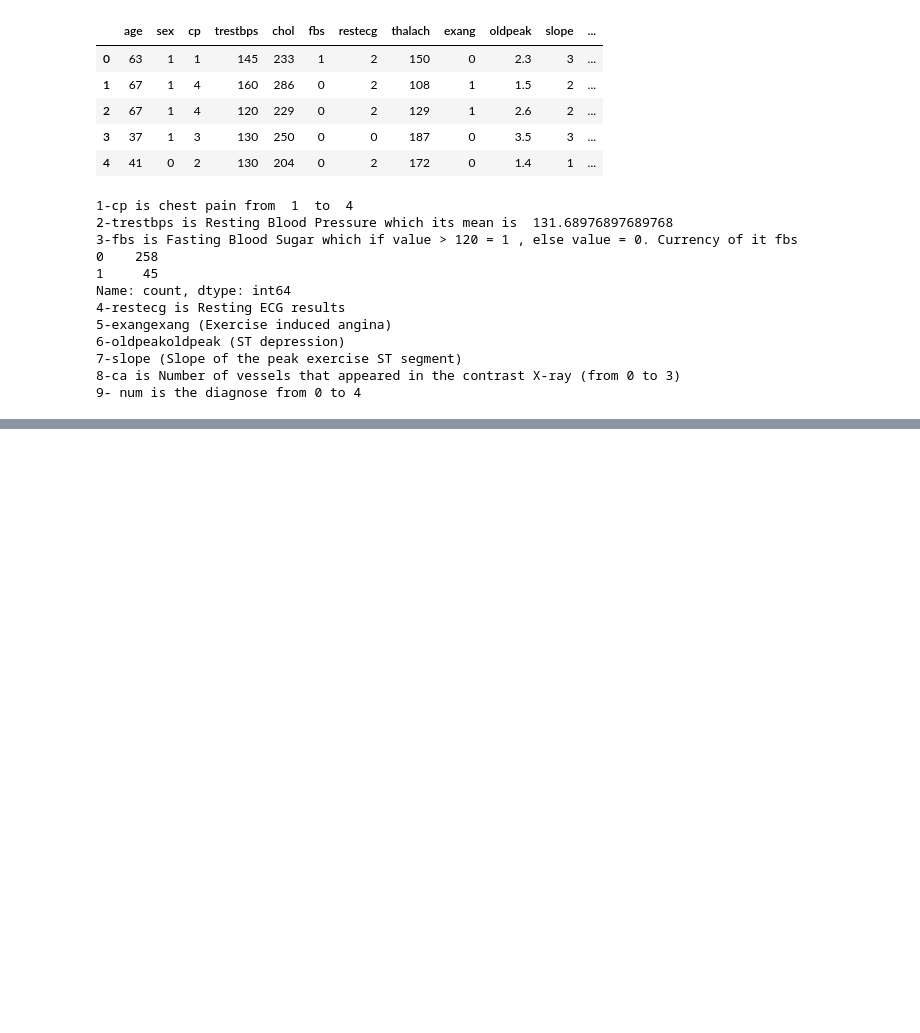
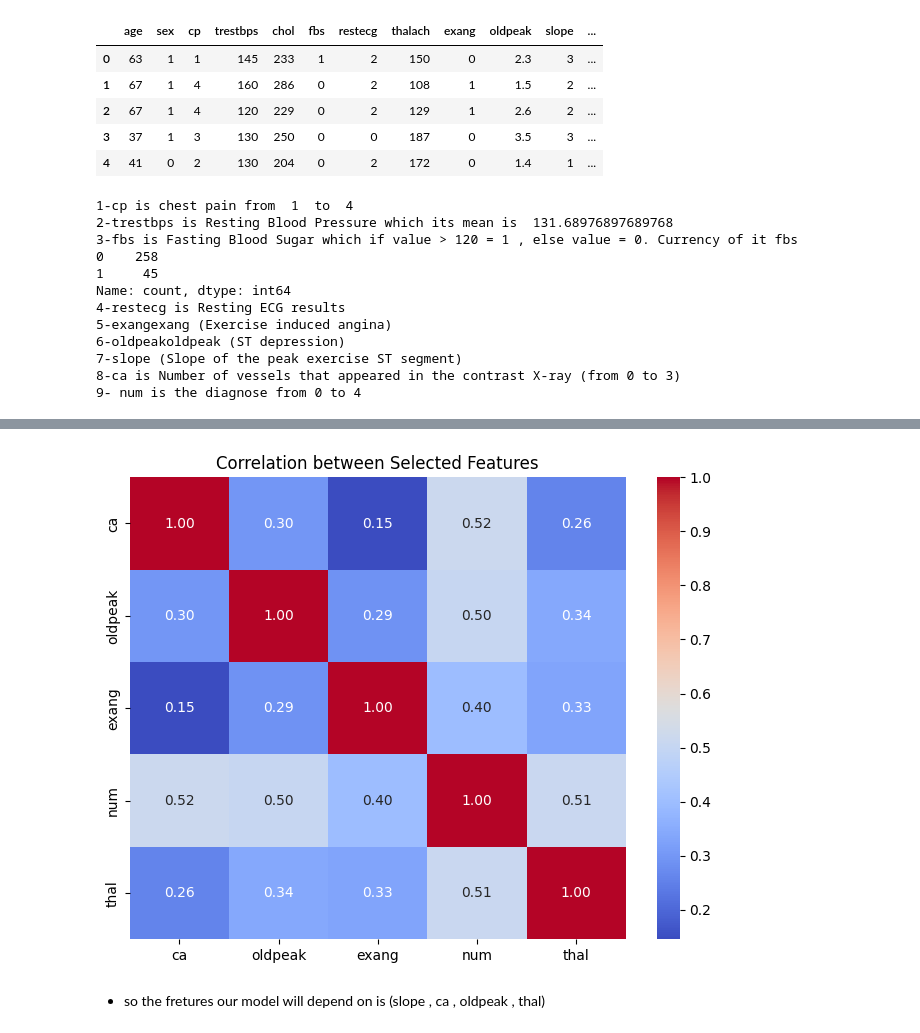
Before and after one commit to meralmourad/CodeAlpha_Disease-Prediction, a Jupyter notebook: logic.ipynb, the cells around one changed output, grey strips where cells are left out. Saved outputs shown, nothing was run; the diff lists cells and outputs as text; code cells hidden in the pictures; blank space fills up the shorter version.

```diff
--- a/logic.ipynb
+++ b/logic.ipynb
@@ -88,0 +113,15 @@ plt.show()
+# %%
+selected_features = ['ca', 'oldpeak', 'exang', 'num' , 'thal']
+
+corr_matrix = df[selected_features].corr()
+
+plt.figure(figsize=(8, 6))
+sns.heatmap(corr_matrix, annot=True, cmap='coolwarm', fmt=".2f")
+
+
+plt.title('Correlation between Selected Features')
+plt.show()
+# %% [output]
+[figure, added]
+# %% [markdown]
+* so the fretures our model will depend on is (slope , ca , oldpeak , thal)
```
Also changed, not shown: parts of 5 cells of this notebook.
